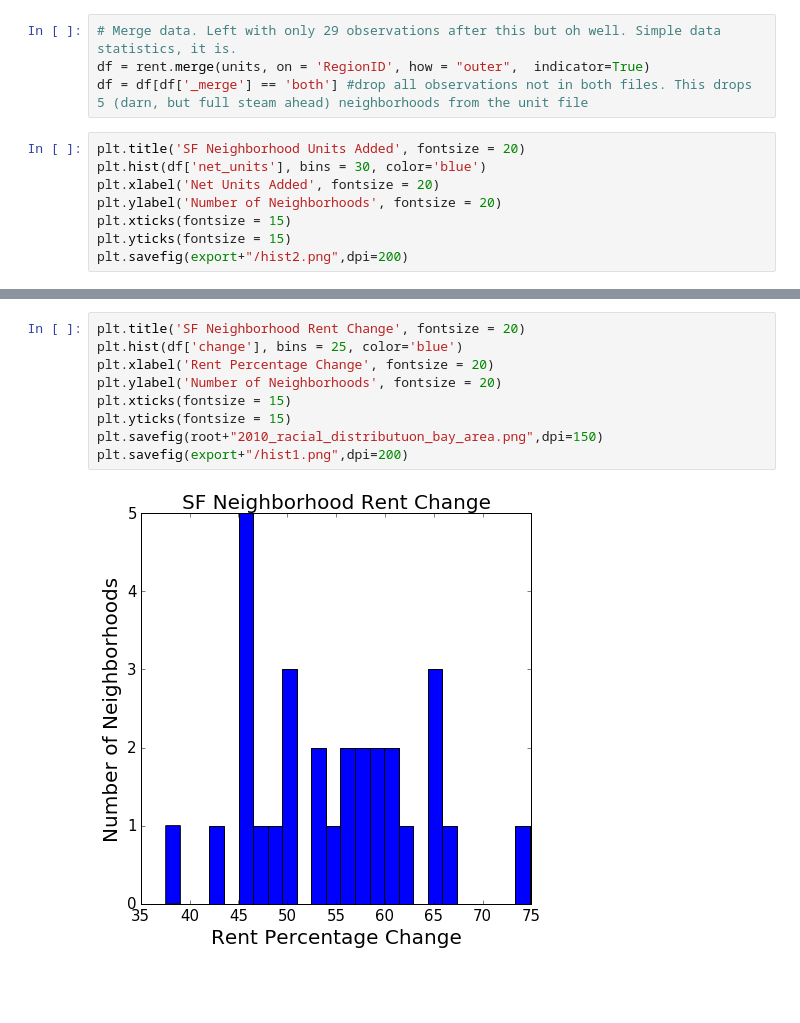
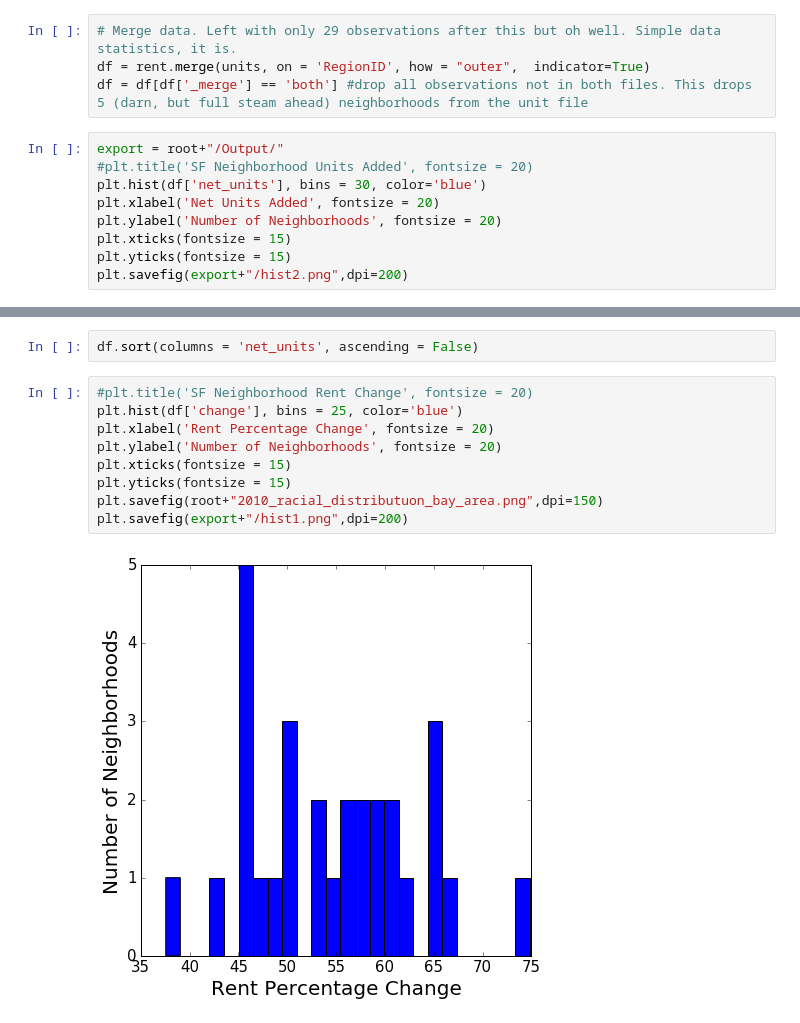
Before and after one commit to brgoggin/SF-Building-Permit-Data, a Jupyter notebook: Python Notebooks/Rent Analysis.ipynb, the cells around one changed output, grey strips where cells are left out. Drawn from its saved outputs; the diff is of its cells as text; blank space fills up the shorter version.

```diff
--- a/Python Notebooks/Rent Analysis.ipynb
+++ b/Python Notebooks/Rent Analysis.ipynb
@@ -67,7 +68,8 @@ units.drop(['NAME', 'REGIONID', 'geometry'], axis = 1, inplace = True)
 df = rent.merge(units, on = 'RegionID', how = "outer",  indicator=True)
 df = df[df['_merge'] == 'both'] #drop all observations not in both files. This drops 5 (darn, but full steam ahead) neighborhoods from the unit file
 # %%
-plt.title('SF Neighborhood Units Added', fontsize = 20)
+export = root+"/Output/"
+#plt.title('SF Neighborhood Units Added', fontsize = 20)
 plt.hist(df['net_units'], bins = 30, color='blue')
 plt.xlabel('Net Units Added', fontsize = 20)
 plt.ylabel('Number of Neighborhoods', fontsize = 20)
@@ -79,14 +81,16 @@ plt.savefig(export+"/hist2.png",dpi=200)
+# %%
+df.sort(columns = 'net_units', ascending = False)
 # %%
-plt.title('SF Neighborhood Rent Change', fontsize = 20)
+#plt.title('SF Neighborhood Rent Change', fontsize = 20)
 plt.hist(df['change'], bins = 25, color='blue')
 plt.xlabel('Rent Percentage Change', fontsize = 20)
 plt.ylabel('Number of Neighborhoods', fontsize = 20)
 plt.xticks(fontsize = 15)
 plt.yticks(fontsize = 15)
 plt.savefig(root+"2010_racial_distributuon_bay_area.png",dpi=150)
 plt.savefig(export+"/hist1.png",dpi=200)
 # %% [output]
-[figure, old version]
+[figure, new version]
 # %%
 #Use OLS to estimate price based on square feet.
 results = smf.ols('change ~  net_units', data=df).fit()
```
Also changed, not shown: parts of 6 cells of this notebook, 6 other files.
